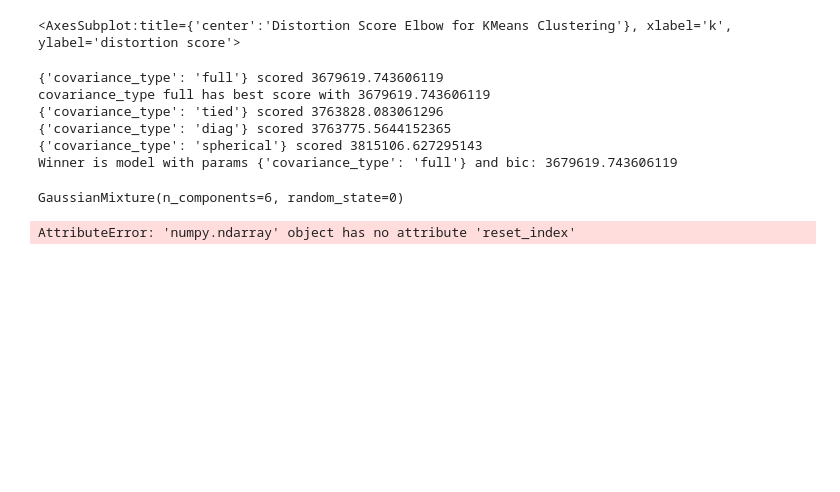
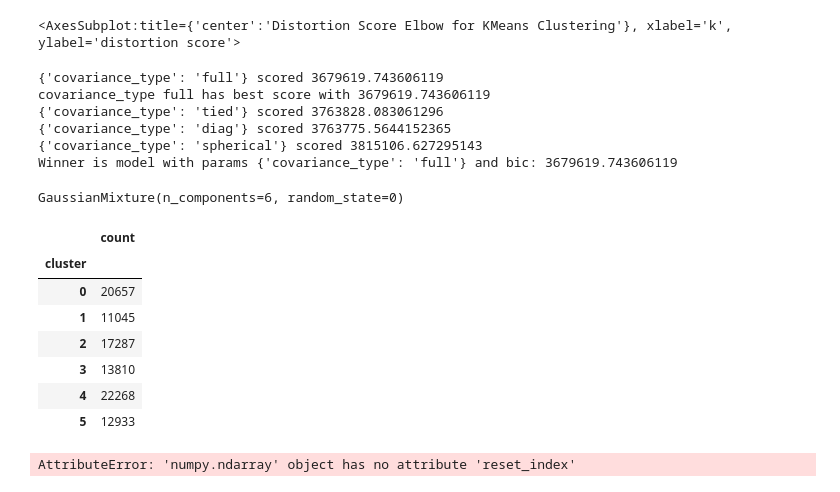
Before and after one commit to JesseSchouten/TabularPlaygroundSeries, a Jupyter notebook: notebooks/models.ipynb, the cells around one changed output. Drawn from its saved outputs; the diff is of its cells as text; code cells hidden in the pictures; blank space fills up the shorter version.

```diff
--- a/notebooks/models.ipynb
+++ b/notebooks/models.ipynb
@@ -208,10 +208,23 @@ GaussianMixture(n_components=6, random_state=0)
 pred = gmm.predict(df_final)
 # submission_df = pd.DataFrame({'Id': df['id'].tolist(), 'Predicted': pred}).set_index('Id')
 # submission_df.to_csv('src/models/' + file_name)
-# %%
-df.reset_index()['index'].tolist()
-# %% [output]
-AttributeError: 'numpy.ndarray' object has no attribute 'reset_index'
+# %%
+df['cluster'] = pred
+df['count'] = 1
+df[['cluster','count']].groupby('cluster').count()
+# %% [output]
+|  | count |
+| cluster |  |
+| 0 | 20657 |
+| 1 | 11045 |
+| 2 | 17287 |
+| 3 | 13810 |
+| 4 | 22268 |
+| 5 | 12933 |
+# %%
+df.reset_index()['index'].tolist()
+# %% [output]
+AttributeError: 'numpy.ndarray' object has no attribute 'reset_index'
 # %%
 submissions_df = pd.DataFrame({'Id': [i for i in range(0, len(df_final))], 'Predicted': pred}).set_index('Id')
 # %%
```
Also changed, not shown: parts of 2 cells of this notebook, 2 other files.
